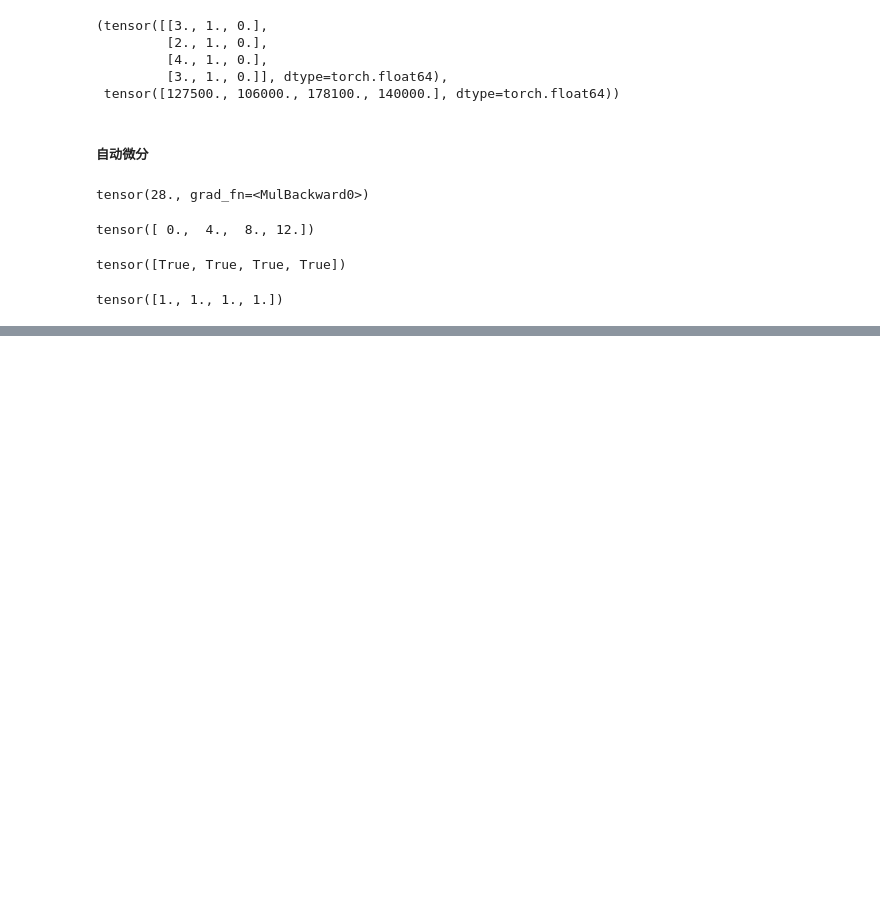
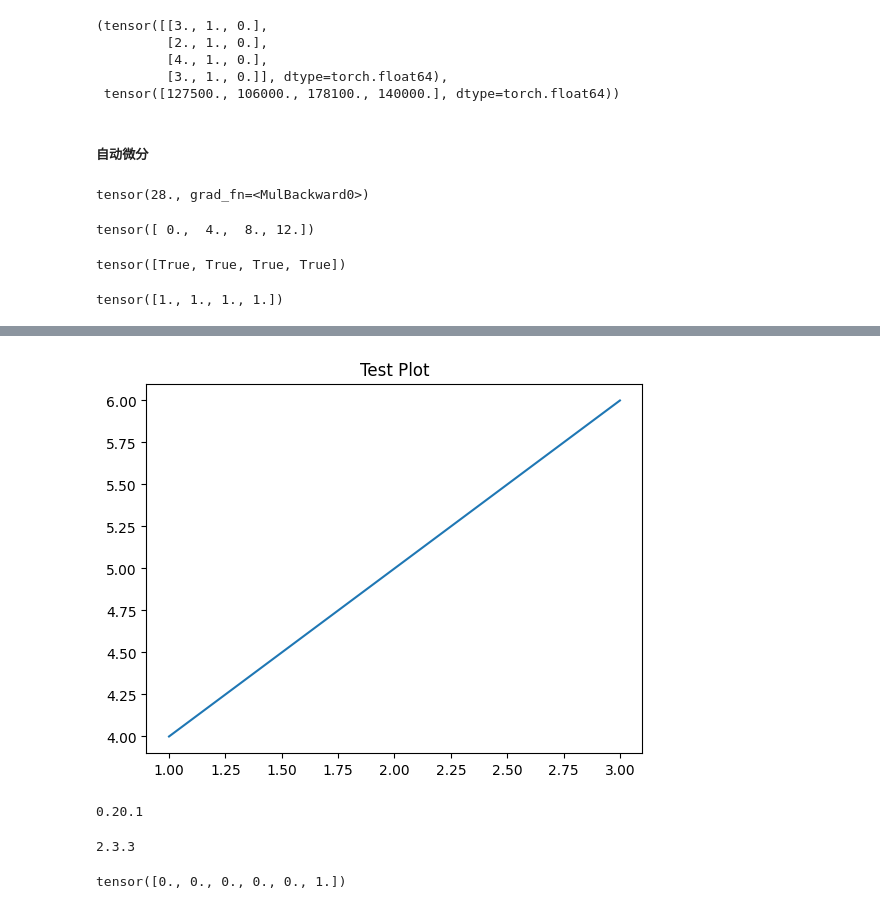
Before and after one commit to ALICIA47/coding-DL, a Jupyter notebook: pytorch-basic.ipynb, the cells around one changed output, grey strips where cells are left out. Drawn from its saved outputs; the diff is of its cells as text; code cells hidden in the pictures; blank space fills up the shorter version.

```diff
--- a/pytorch-basic.ipynb
+++ b/pytorch-basic.ipynb
@@ -295,0 +330,23 @@ tensor([1., 1., 1., 1.])
+# %%
+%matplotlib inline
+import matplotlib.pyplot as plt
+plt.plot([1, 2, 3], [4, 5, 6])
+plt.title("Test Plot")
+plt.show()
+# %% [output]
+[figure, added]
+# %%
+import torchvision
+print(torchvision.__version__)
+# %% [output]
+0.20.1
+# %%
+import pandas as pd
+print(pd.__version__)
+# %% [output]
+2.3.3
+# %%
+fair_probs = torch.ones([6]) / 6
+multinomial.Multinomial(1, fair_probs).sample()
+# %% [output]
+tensor([0., 0., 0., 0., 0., 1.])
```
Also changed, not shown: parts of 6 cells of this notebook.
